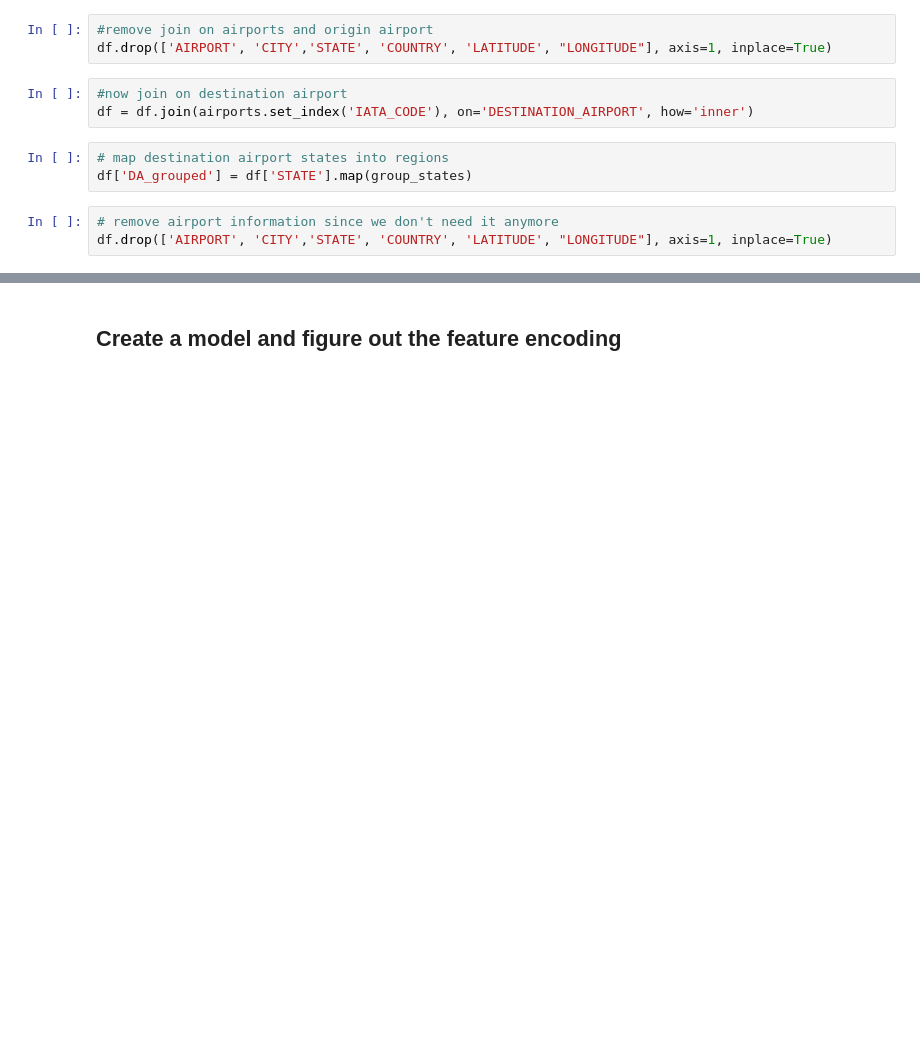
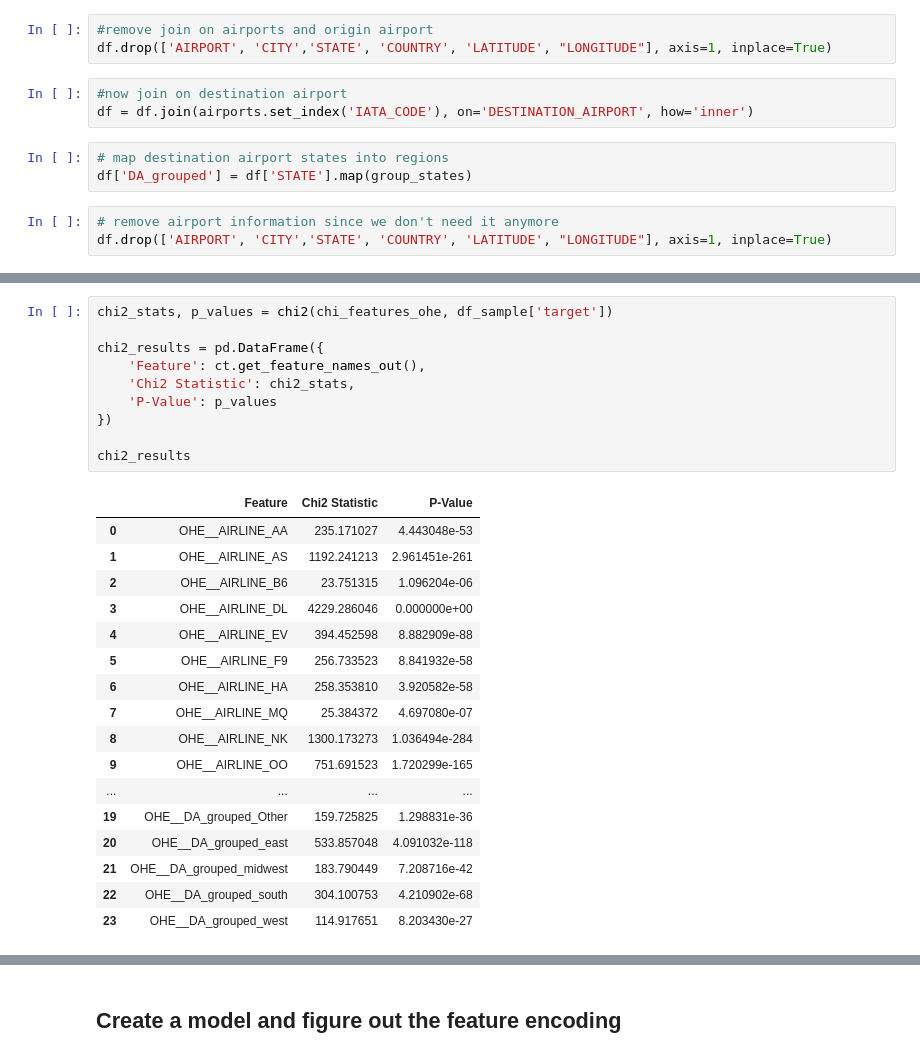
Before and after one commit to nam0mi/FlightDelayPredictor, a Jupyter notebook: FlightDelayPredictor.ipynb, the cells around one changed output, grey strips where cells are left out. Saved outputs shown, nothing was run; the diff lists cells and outputs as text; blank space fills up the shorter version.

```diff
--- a/FlightDelayPredictor.ipynb
+++ b/FlightDelayPredictor.ipynb
@@ -342,0 +338,28 @@ since p-value is 0, this means the features are statistically significant and ha
+# %%
+chi2_stats, p_values = chi2(chi_features_ohe, df_sample['target'])
+
+chi2_results = pd.DataFrame({
+    'Feature': ct.get_feature_names_out(),
+    'Chi2 Statistic': chi2_stats,
+    'P-Value': p_values
+})
+
+chi2_results
+# %% [output]
+|  | Feature | Chi2 Statistic | P-Value |
+| 0 | OHE__AIRLINE_AA | 235.171027 | 4.443048e-53 |
+| 1 | OHE__AIRLINE_AS | 1192.241213 | 2.961451e-261 |
+| 2 | OHE__AIRLINE_B6 | 23.751315 | 1.096204e-06 |
+| 3 | OHE__AIRLINE_DL | 4229.286046 | 0.000000e+00 |
+| 4 | OHE__AIRLINE_EV | 394.452598 | 8.882909e-88 |
+| 5 | OHE__AIRLINE_F9 | 256.733523 | 8.841932e-58 |
+| 6 | OHE__AIRLINE_HA | 258.353810 | 3.920582e-58 |
+| 7 | OHE__AIRLINE_MQ | 25.384372 | 4.697080e-07 |
+| 8 | OHE__AIRLINE_NK | 1300.173273 | 1.036494e-284 |
+| 9 | OHE__AIRLINE_OO | 751.691523 | 1.720299e-165 |
+| ... | ... | ... | ... |
+| 19 | OHE__DA_grouped_Other | 159.725825 | 1.298831e-36 |
+| 20 | OHE__DA_grouped_east | 533.857048 | 4.091032e-118 |
+| 21 | OHE__DA_grouped_midwest | 183.790449 | 7.208716e-42 |
+| 22 | OHE__DA_grouped_south | 304.100753 | 4.210902e-68 |
+| 23 | OHE__DA_grouped_west | 114.917651 | 8.203430e-27 |
```
Also changed, not shown: parts of 36 cells of this notebook.
